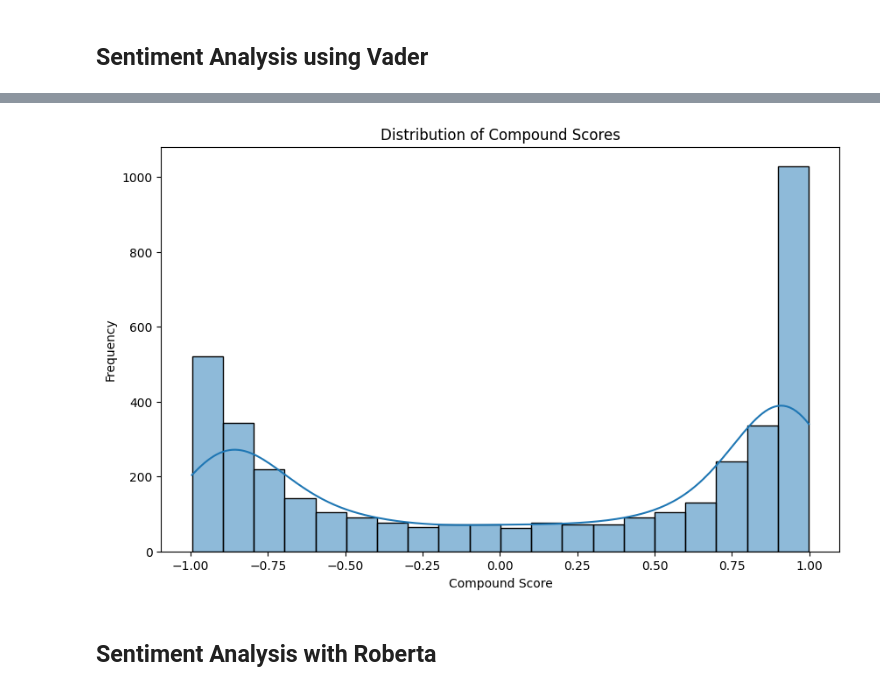
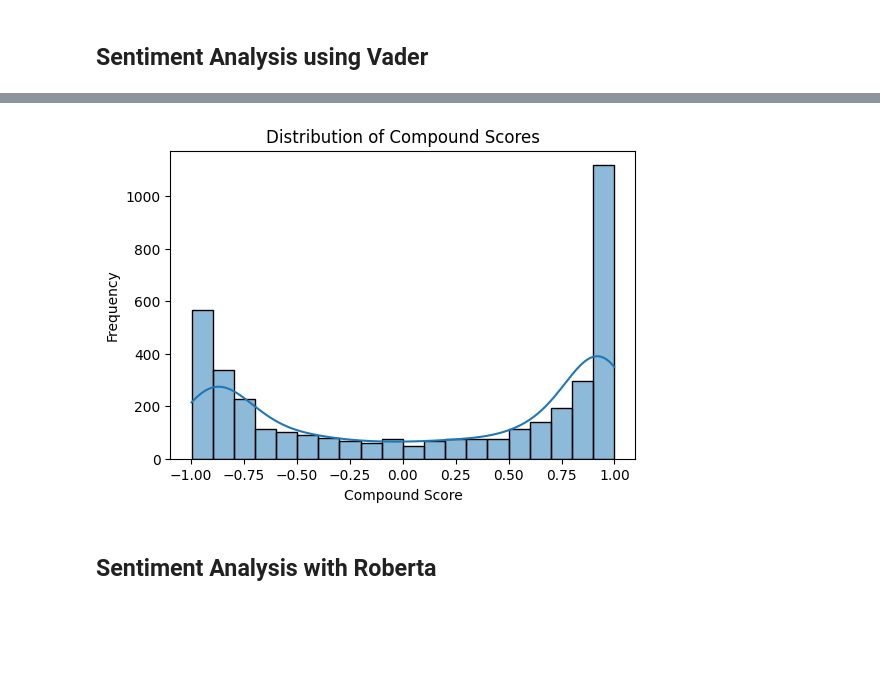
Before and after one commit to joytile/British-Airways-Review-Sentiment-Analysis, a Jupyter notebook: BA_Reviews_Scraping_&_Analysis.ipynb, the cells around one changed output, grey strips where cells are left out. Cells and saved outputs as stored; diff of their text form; code cells hidden in the pictures; blank space fills up the shorter version.

```diff
--- a/BA_Reviews_Scraping_&_Analysis.ipynb
+++ b/BA_Reviews_Scraping_&_Analysis.ipynb
@@ -543,0 +571,4 @@ review_df.head()
+# %%
+# First reload saved data
+review_df = pd.read_json("reviews_with_vader.json", orient='records', lines=True)
+review_df.head(3)
@@ -544,14 +645,14 @@ review_df.head()
 # %%
 # Plot compound score distribution
 
-plt.figure(figsize=(10, 6))
-sns.histplot(review_df['compound'], bins=20, kde=True)
+plt.figure(figsize=(6, 4))
+sns.histplot(review_df['compound_vader'], bins=20, kde=True)
 plt.title('Distribution of Compound Scores')
 plt.xlabel('Compound Score')
 plt.ylabel('Frequency')
 plt.show()
 # %% [output]
-[figure, old version]
+[figure, new version]
 # %% [markdown]
 ## Sentiment Analysis with Roberta
 # %%
```
Also changed, not shown: parts of 67 cells of this notebook, 5 other files.
